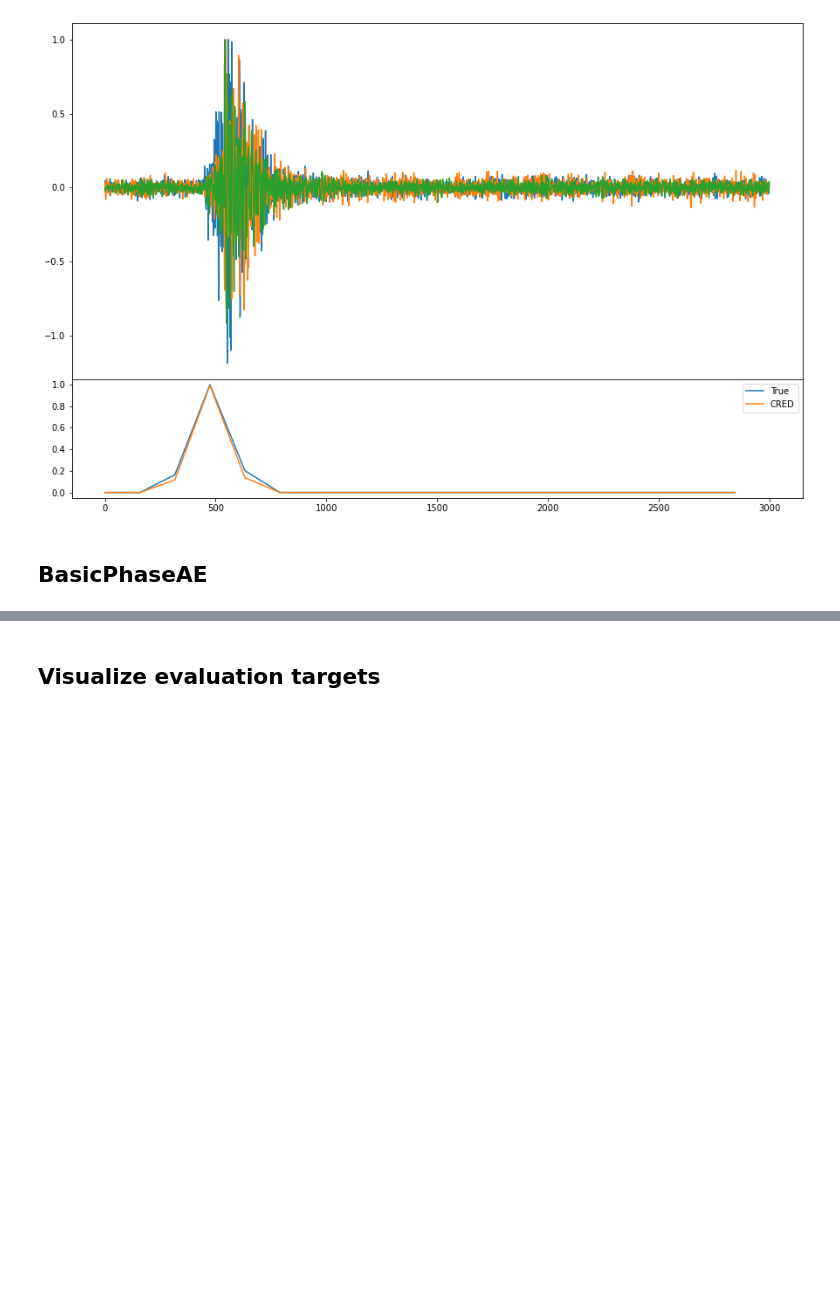
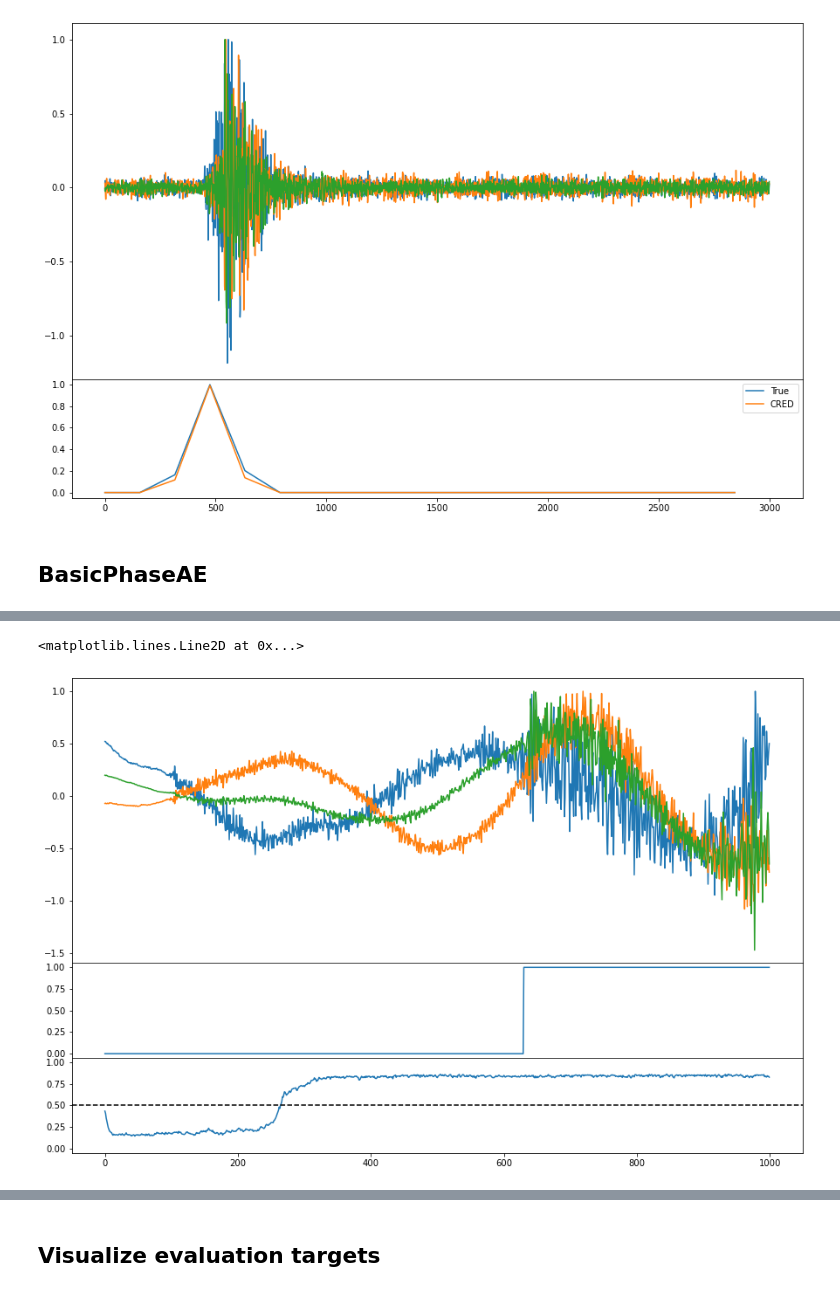
Before and after one commit to seisbench/pick-benchmark, a Jupyter notebook: analysis.ipynb, the cells around one changed output, grey strips where cells are left out. Cells and saved outputs as stored; diff of their text form; code cells hidden in the pictures; blank space fills up the shorter version.

```diff
--- a/analysis.ipynb
+++ b/analysis.ipynb
@@ -355,0 +438,4 @@ P or S: 1.1061087846755981
+# %%
+# model = models.DPPPickerLit.load_from_checkpoint("weights/ethz_dpppickerp_ethz_dpppickerp/17_17/checkpoints/epoch=85-step=3783.ckpt")
+model = models.DPPPickerLit.load_from_checkpoint("weights/ethz_dpppickers_ethz_dpppickers/1_1/checkpoints/epoch=39-step=399.ckpt")
+model.eval()
@@ -355,0 +459,27 @@ P or S: 1.1061087846755981
+# %%
+dev_generator = sbg.GenericGenerator(dev_data)
+dev_generator.add_augmentations(model.get_val_augmentations())
+# %%
+idx = np.random.randint(len(dev_generator))
+sample = dev_generator[idx]
+
+x = sample["X"]
+# x = x[:, :20]
+y = sample["y"]
+# y = y[:, :20]
+
+fig = plt.figure(figsize=(15, 10))
+axs = fig.subplots(3, 1, sharex=True, gridspec_kw={'hspace': 0, 'height_ratios': (3, 1, 1)})
+
+pred = model(torch.tensor(x).unsqueeze(0))
+pred = pred.cpu().detach().numpy()[0]
+
+axs[0].plot(x.T)
+axs[1].plot(y[1])
+axs[1].set_ylim(-0.05, 1.05)
+axs[2].plot(pred)
+axs[2].set_ylim(-0.05, 1.05)
+axs[2].axhline(0.5, color="k", linestyle="--")
+# %% [output]
+<matplotlib.lines.Line2D at 0x...>
+[figure, added]
```
Also changed, not shown: parts of 36 cells of this notebook, 1 other file.
